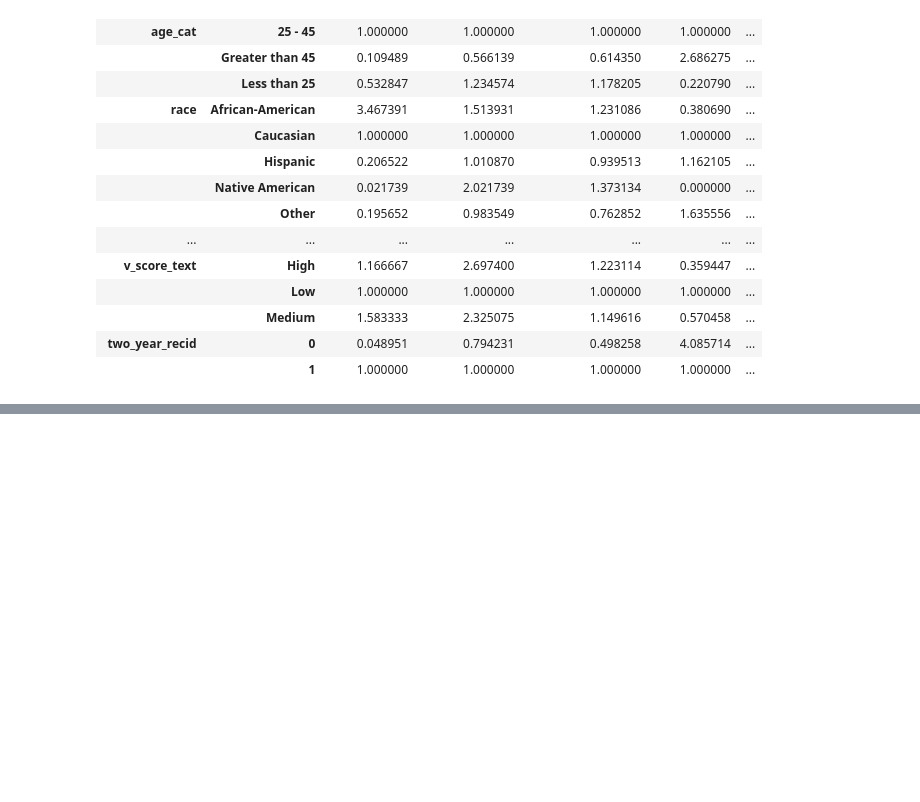
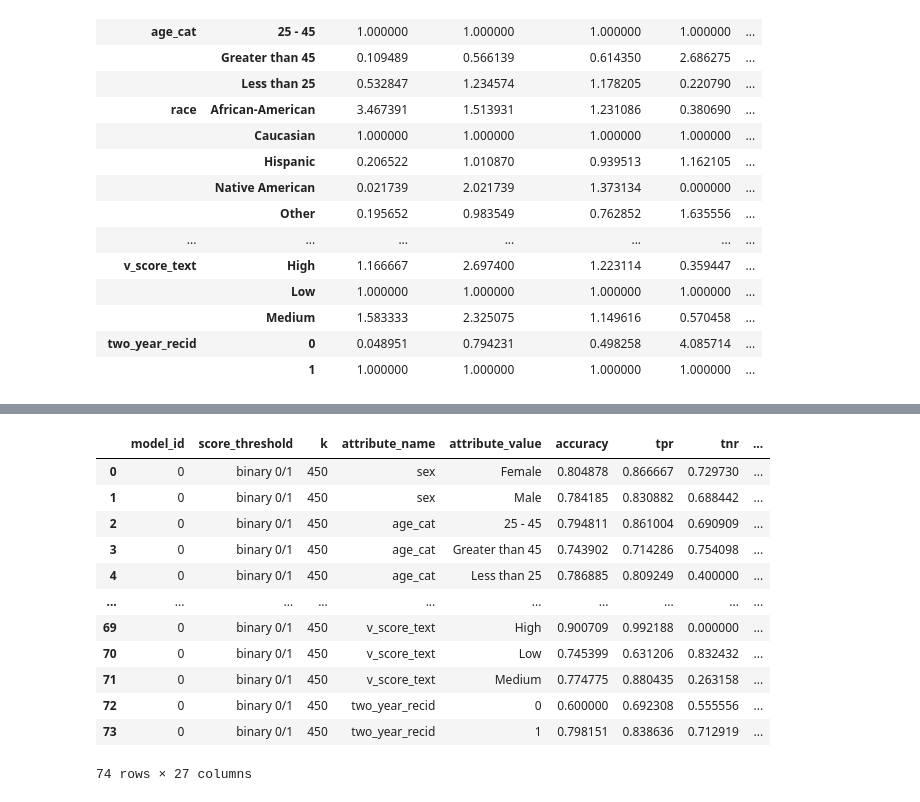
Before and after one commit to DanielCarneiro123/compas-machine-bias, a Jupyter notebook: aequitas.ipynb, the cells around one changed output, grey strips where cells are left out. Saved outputs shown, nothing was run; the diff lists cells and outputs as text; code cells hidden in the pictures; blank space fills up the shorter version.

```diff
--- a/aequitas.ipynb
+++ b/aequitas.ipynb
@@ -126,3 +127,25 @@ audit.disparities.style
 audit.disparity_plot(metrics=metrics, attribute='race', fairness_threshold=disparity_tolerance)
 # %% [output]
 [interactive output not drawn]
+# %%
+from aequitas.group import Group
+
+group = Group()
+xtab = group.get_crosstabs(df, score_col='score_factor', label_col='predicted_score', attr_cols = ["sex", "age_cat", "race", "is_recid", "is_violent_recid", "c_charge_degree", "decile_score", "juv_fel_count", "juv_misd_count", "juv_other_count", "r_charge_degree", "vr_charge_degree", "score_text", "v_score_text", "two_year_recid"])
+
+xtab = xtab[0]
+xtab
+# %% [output]
+|  | model_id | score_threshold | k | attribute_name | attribute_value | accuracy | tpr | tnr | ... |
+| 0 | 0 | binary 0/1 | 450 | sex | Female | 0.804878 | 0.866667 | 0.729730 | ... |
+| 1 | 0 | binary 0/1 | 450 | sex | Male | 0.784185 | 0.830882 | 0.688442 | ... |
+| 2 | 0 | binary 0/1 | 450 | age_cat | 25 - 45 | 0.794811 | 0.861004 | 0.690909 | ... |
+| 3 | 0 | binary 0/1 | 450 | age_cat | Greater than 45 | 0.743902 | 0.714286 | 0.754098 | ... |
+| 4 | 0 | binary 0/1 | 450 | age_cat | Less than 25 | 0.786885 | 0.809249 | 0.400000 | ... |
+| ... | ... | ... | ... | ... | ... | ... | ... | ... | ... |
+| 69 | 0 | binary 0/1 | 450 | v_score_text | High | 0.900709 | 0.992188 | 0.000000 | ... |
+| 70 | 0 | binary 0/1 | 450 | v_score_text | Low | 0.745399 | 0.631206 | 0.832432 | ... |
+| 71 | 0 | binary 0/1 | 450 | v_score_text | Medium | 0.774775 | 0.880435 | 0.263158 | ... |
+| 72 | 0 | binary 0/1 | 450 | two_year_recid | 0 | 0.600000 | 0.692308 | 0.555556 | ... |
+| 73 | 0 | binary 0/1 | 450 | two_year_recid | 1 | 0.798151 | 0.838636 | 0.712919 | ... |
+74 rows × 27 columns
```
Also changed, not shown: parts of 6 cells of this notebook.
